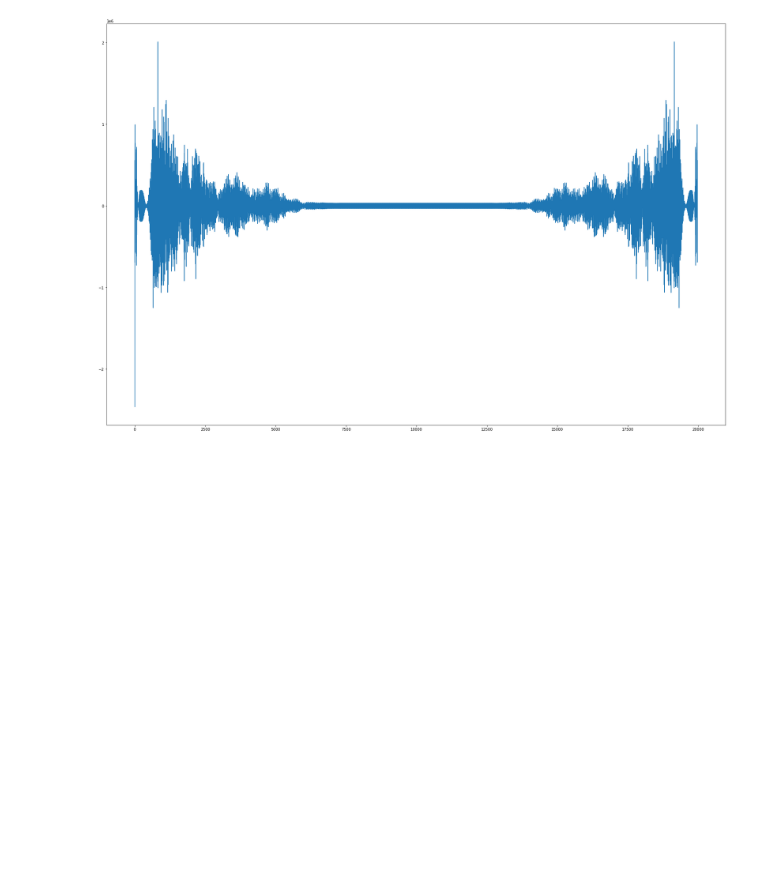
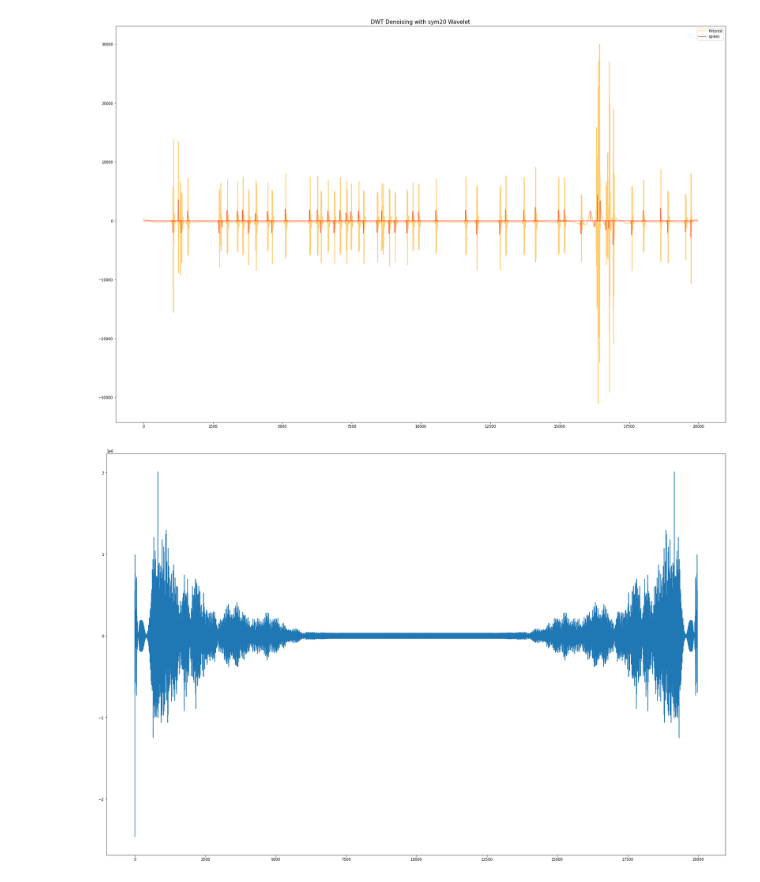
Before and after one commit to bhavya-sri-khandrika-vsp/major_project, a Jupyter notebook: Sample-6__MPW.ipynb, the cells around one changed output. Saved outputs shown, nothing was run; the diff lists cells and outputs as text; code cells hidden in the pictures; blank space fills up the shorter version.

```diff
--- a/Sample-6__MPW.ipynb
+++ b/Sample-6__MPW.ipynb
@@ -59,0 +48,21 @@ import matplotlib.pyplot as plt
+# %%
+def spike_detection(filtered_signal, SPIKE_AMPLITUTE = 1000, SPIKE_GAPE = 100):
+    new_filter = [0 for i in range(len(filtered_signal))]
+    spike_count = 0
+    i = 0
+    while i < len(filtered):
+        data = filtered[i]
+        if data > SPIKE_AMPLITUTE or data < -SPIKE_AMPLITUTE:
+            if i+1 < len(filtered):
+                if data >=0 and data < filtered[i+1]:
+                    # not a peak
+                    pass
+                elif data <=0 and data > filtered[i+1]:
+                    #not a peak
+                    pass
+                else:
+                    spike_count+=1
+                    new_filter[i] = data
+                    i = i + SPIKE_GAPE
+        i+=1
+    return new_filter, spike_count
@@ -59,0 +83,2 @@ import matplotlib.pyplot as plt
+# %%
+new_filtered, spike_count = spike_detection(filtered)
@@ -60,3 +105,13 @@ import matplotlib.pyplot as plt
+# %%
+plt.figure(figsize=(30, 20))
+# plt.plot(signal,label='Raw',color='blue',linewidth = 2, alpha = OVERLAPPING)
+plt.plot(filtered, label='Filtered', color='orange', linewidth = 2 , alpha = OVERLAPPING)
+plt.plot(new_filtered, label='spikes', color='red', linewidth = 2 , alpha = OVERLAPPING)
+plt.legend()
+plt.title(f"DWT Denoising with {wav} Wavelet", size=15)
+plt.show()
+# %% [output]
+[figure, added]
 # %%
 from scipy.fftpack import fft, fftfreq, ifft
 # %%
```
Also changed, not shown: parts of 21 cells of this notebook, 1 other file.
